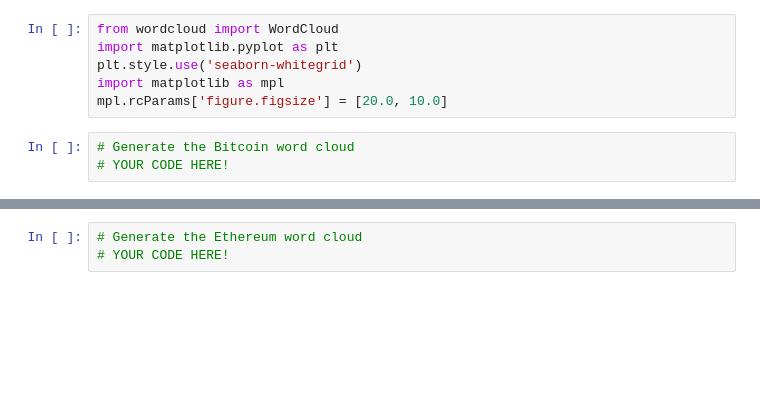
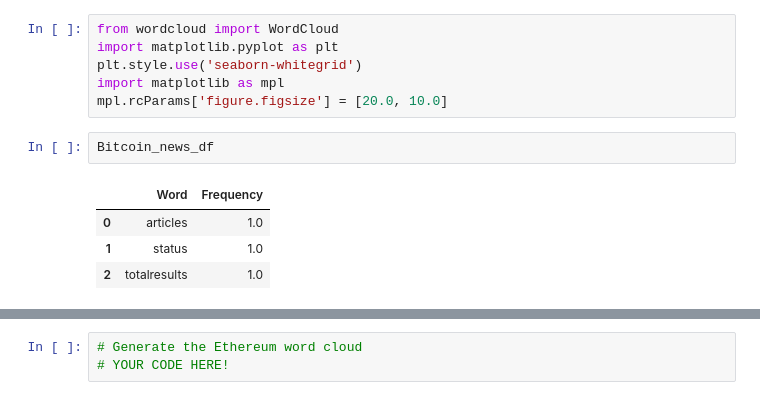
Before and after one commit to InfluxVC/NLP, a Jupyter notebook: crypto_sentiment.ipynb, the cells around one changed output, grey strips where cells are left out. Cells and saved outputs as stored; diff of their text form; blank space fills up the shorter version.

```diff
--- a/crypto_sentiment.ipynb
+++ b/crypto_sentiment.ipynb
@@ -200,6 +305,10 @@ import matplotlib.pyplot as plt
 plt.style.use('seaborn-whitegrid')
 import matplotlib as mpl
 mpl.rcParams['figure.figsize'] = [20.0, 10.0]
-# %%
-# Generate the Bitcoin word cloud
-# YOUR CODE HERE!
+# %%
+Bitcoin_news_df
+# %% [output]
+|  | Word | Frequency |
+| 0 | articles | 1.0 |
+| 1 | status | 1.0 |
+| 2 | totalresults | 1.0 |
```
Also changed, not shown: parts of 19 cells of this notebook.
